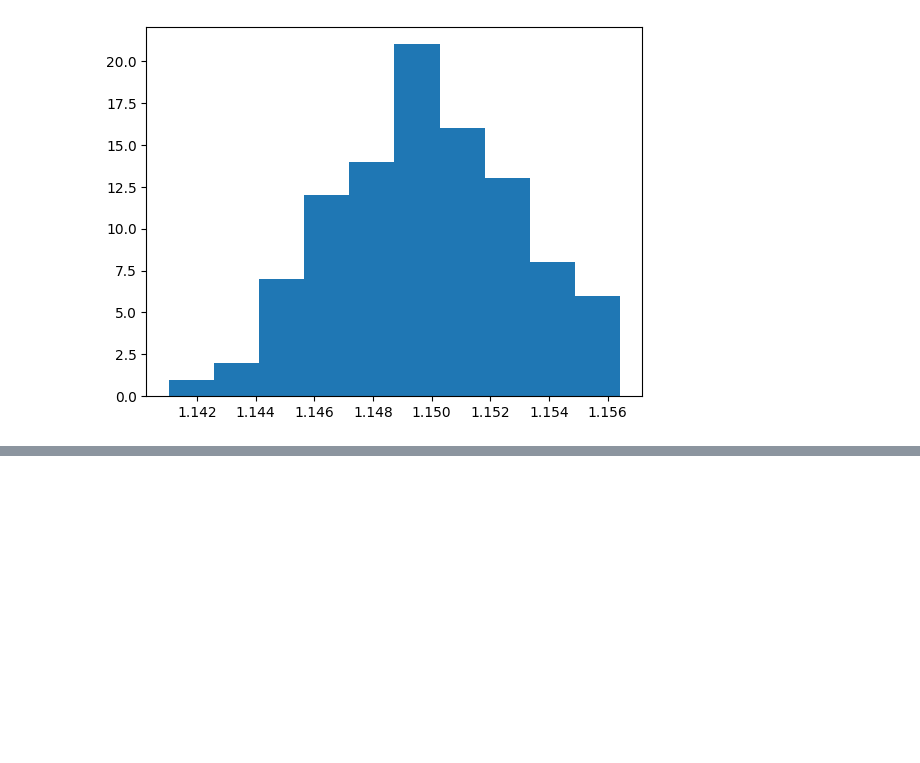
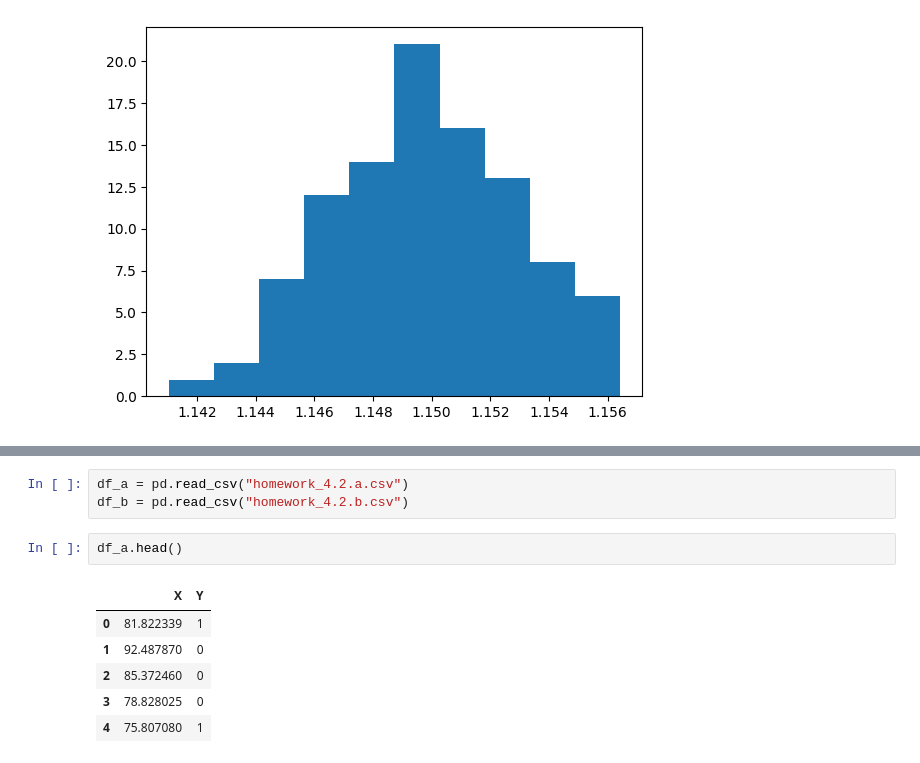
Before and after one commit to rain-dimen/Mod-6-Experimental-Design-and-Causality_Coding-Quiz-Week-4, a Jupyter notebook: Mod 6 -- Week 5.ipynb, the cells around one changed output, grey strips where cells are left out. Cells and saved outputs as stored; diff of their text form; blank space fills up the shorter version.

```diff
--- a/Mod 6 -- Week 5.ipynb
+++ b/Mod 6 -- Week 5.ipynb
@@ -249,0 +353,12 @@ plt.hist(lst)
+# %%
+df_a = pd.read_csv("homework_4.2.a.csv")
+df_b = pd.read_csv("homework_4.2.b.csv")
+# %%
+df_a.head()
+# %% [output]
+|  | X | Y |
+| 0 | 81.822339 | 1 |
+| 1 | 92.487870 | 0 |
+| 2 | 85.372460 | 0 |
+| 3 | 78.828025 | 0 |
+| 4 | 75.807080 | 1 |
```
Also changed, not shown: parts of 17 cells of this notebook.
